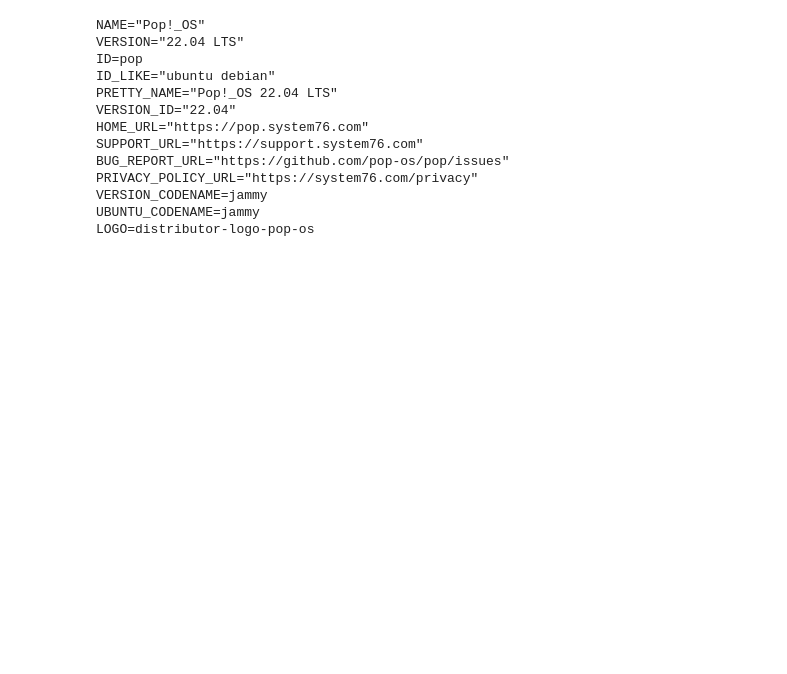
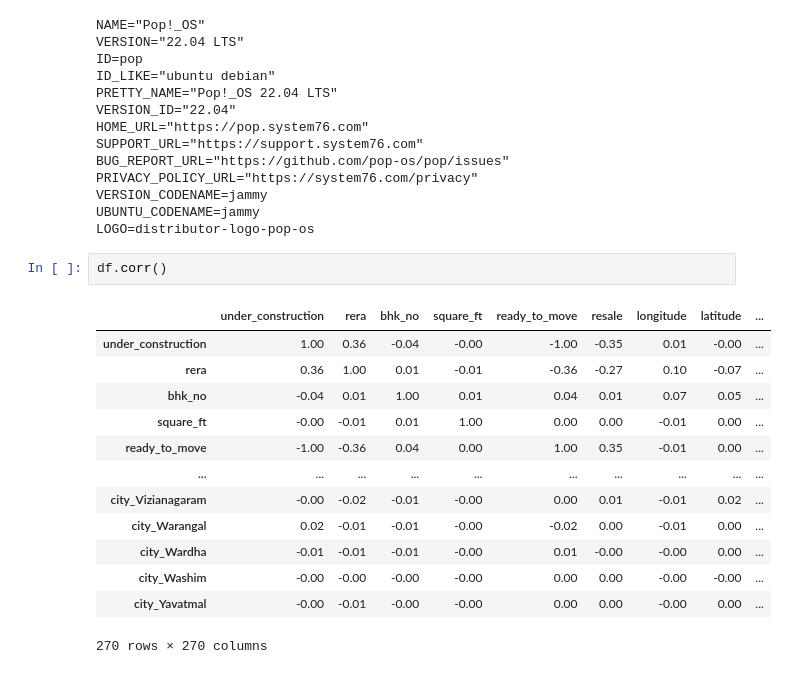
Before and after one commit to luiscberrocal/hacktoberfest-2023, a Jupyter notebook: kaggle/India House Pricing.ipynb, the cells around one changed output. Cells and saved outputs as stored; diff of their text form; blank space fills up the shorter version.

```diff
--- a/kaggle/India House Pricing.ipynb
+++ b/kaggle/India House Pricing.ipynb
@@ -156,3 +142,19 @@ PRIVACY_POLICY_URL="https://system76.com/privacy"
 VERSION_CODENAME=jammy
 UBUNTU_CODENAME=jammy
 LOGO=distributor-logo-pop-os
+# %%
+df.corr()
+# %% [output]
+|  | under_construction | rera | bhk_no | square_ft | ready_to_move | resale | longitude | latitude | ... |
+| under_construction | 1.00 | 0.36 | -0.04 | -0.00 | -1.00 | -0.35 | 0.01 | -0.00 | ... |
+| rera | 0.36 | 1.00 | 0.01 | -0.01 | -0.36 | -0.27 | 0.10 | -0.07 | ... |
+| bhk_no | -0.04 | 0.01 | 1.00 | 0.01 | 0.04 | 0.01 | 0.07 | 0.05 | ... |
+| square_ft | -0.00 | -0.01 | 0.01 | 1.00 | 0.00 | 0.00 | -0.01 | 0.00 | ... |
+| ready_to_move | -1.00 | -0.36 | 0.04 | 0.00 | 1.00 | 0.35 | -0.01 | 0.00 | ... |
+| ... | ... | ... | ... | ... | ... | ... | ... | ... | ... |
+| city_Vizianagaram | -0.00 | -0.02 | -0.01 | -0.00 | 0.00 | 0.01 | -0.01 | 0.02 | ... |
+| city_Warangal | 0.02 | -0.01 | -0.01 | -0.00 | -0.02 | 0.00 | -0.01 | 0.00 | ... |
+| city_Wardha | -0.01 | -0.01 | -0.01 | -0.00 | 0.01 | -0.00 | -0.00 | 0.00 | ... |
+| city_Washim | -0.00 | -0.00 | -0.00 | -0.00 | 0.00 | 0.00 | -0.00 | -0.00 | ... |
+| city_Yavatmal | -0.00 | -0.01 | -0.00 | -0.00 | 0.00 | 0.00 | -0.00 | 0.00 | ... |
+270 rows × 270 columns
```
Also changed, not shown: parts of 7 cells of this notebook, 7 other files.
